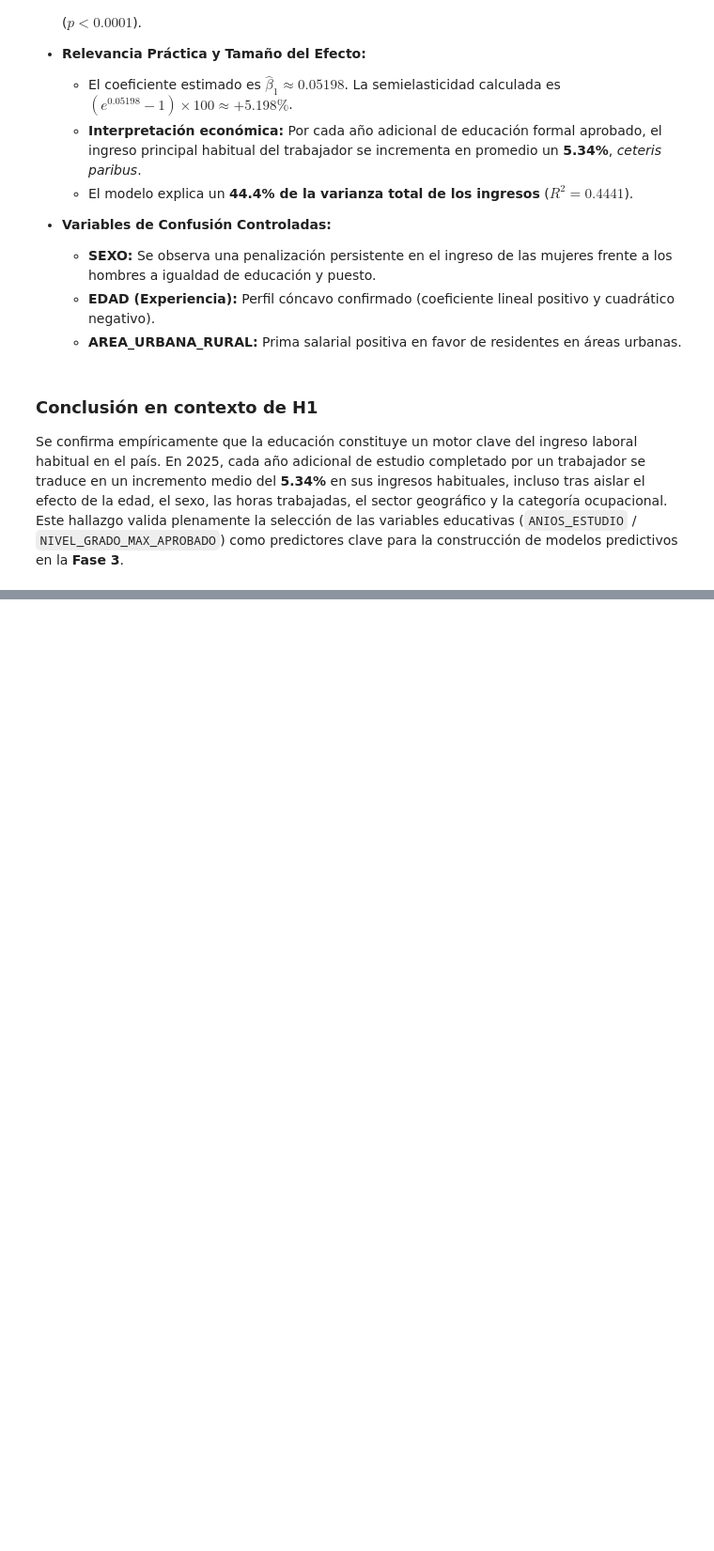
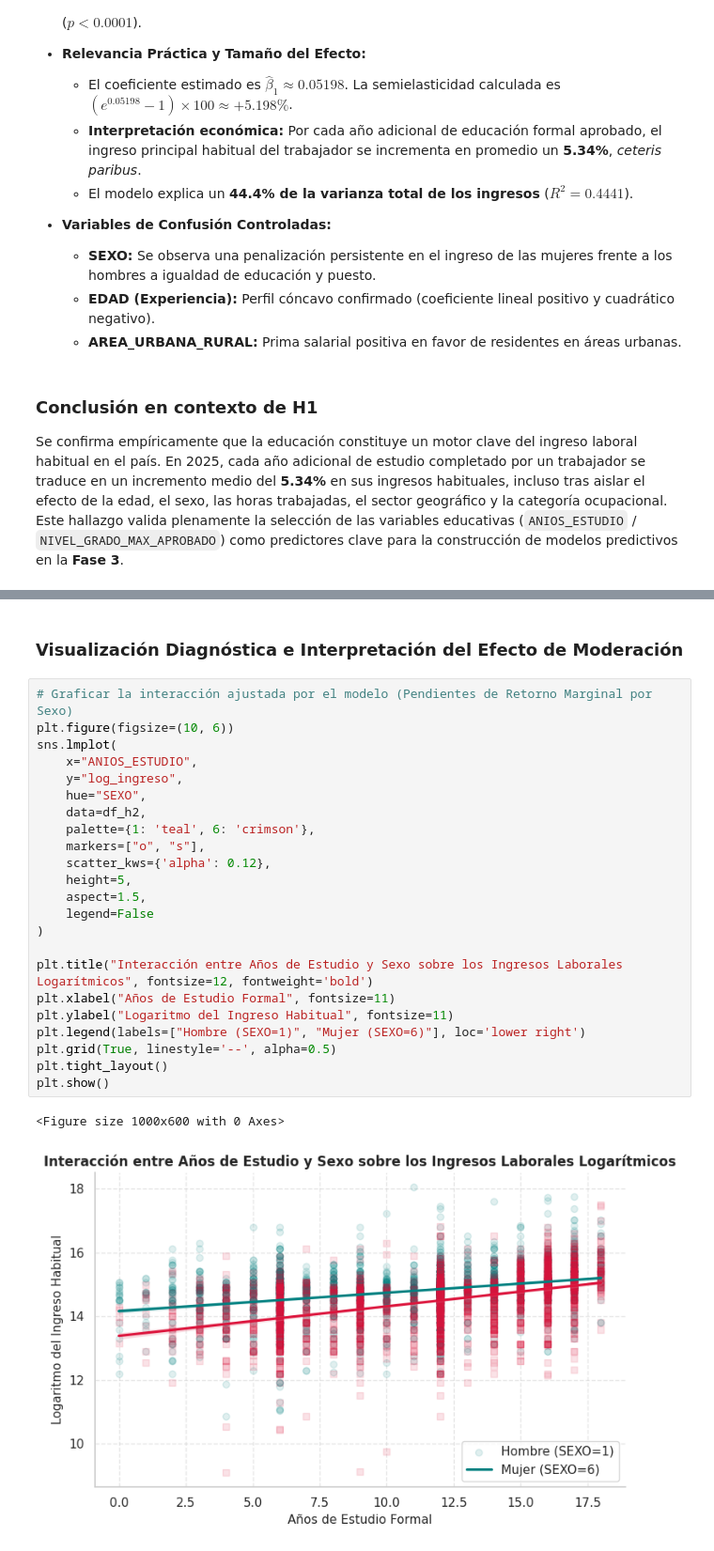
Before and after one commit to fiomusmeci-rgb/Proyecto_DataScience, a Jupyter notebook: notebooks/Fase2_DataScience_Torres_Musmeci_Roman.ipynb, the cells around one changed output, grey strips where cells are left out. Shown at 94% size. Drawn from its saved outputs; the diff is of its cells as text; blank space fills up the shorter version.

```diff
--- a/notebooks/Fase2_DataScience_Torres_Musmeci_Roman.ipynb
+++ b/notebooks/Fase2_DataScience_Torres_Musmeci_Roman.ipynb
@@ -440,0 +590,28 @@ Se confirma empíricamente que la educación constituye un motor clave del ingre
+# %% [markdown]
+### Visualización Diagnóstica e Interpretación del Efecto de Moderación
+# %%
+# Graficar la interacción ajustada por el modelo (Pendientes de Retorno Marginal por Sexo)
+plt.figure(figsize=(10, 6))
+sns.lmplot(
+    x="ANIOS_ESTUDIO",
+    y="log_ingreso",
+    hue="SEXO",
+    data=df_h2,
+    palette={1: 'teal', 6: 'crimson'},
+    markers=["o", "s"],
+    scatter_kws={'alpha': 0.12},
+    height=5,
+    aspect=1.5,
+    legend=False
+)
+
+plt.title("Interacción entre Años de Estudio y Sexo sobre los Ingresos Laborales Logarítmicos", fontsize=12, fontweight='bold')
+plt.xlabel("Años de Estudio Formal", fontsize=11)
+plt.ylabel("Logaritmo del Ingreso Habitual", fontsize=11)
+plt.legend(labels=["Hombre (SEXO=1)", "Mujer (SEXO=6)"], loc='lower right')
+plt.grid(True, linestyle='--', alpha=0.5)
+plt.tight_layout()
+plt.show()
+# %% [output]
+<Figure size 1000x600 with 0 Axes>
+[figure, added]
```
Also changed, not shown: parts of 7 cells of this notebook.
